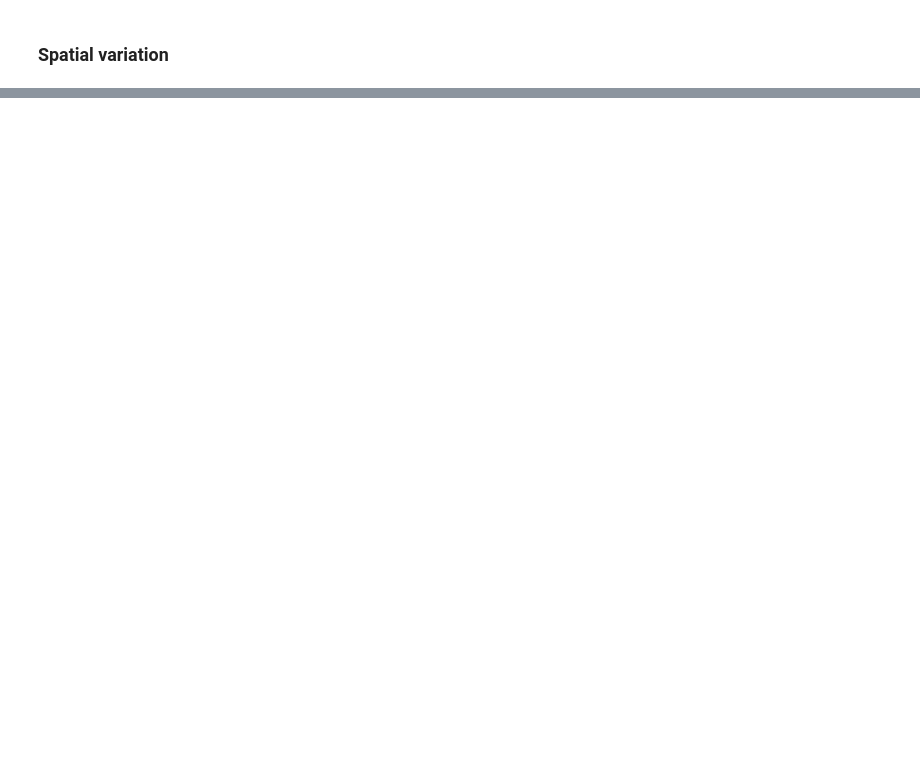
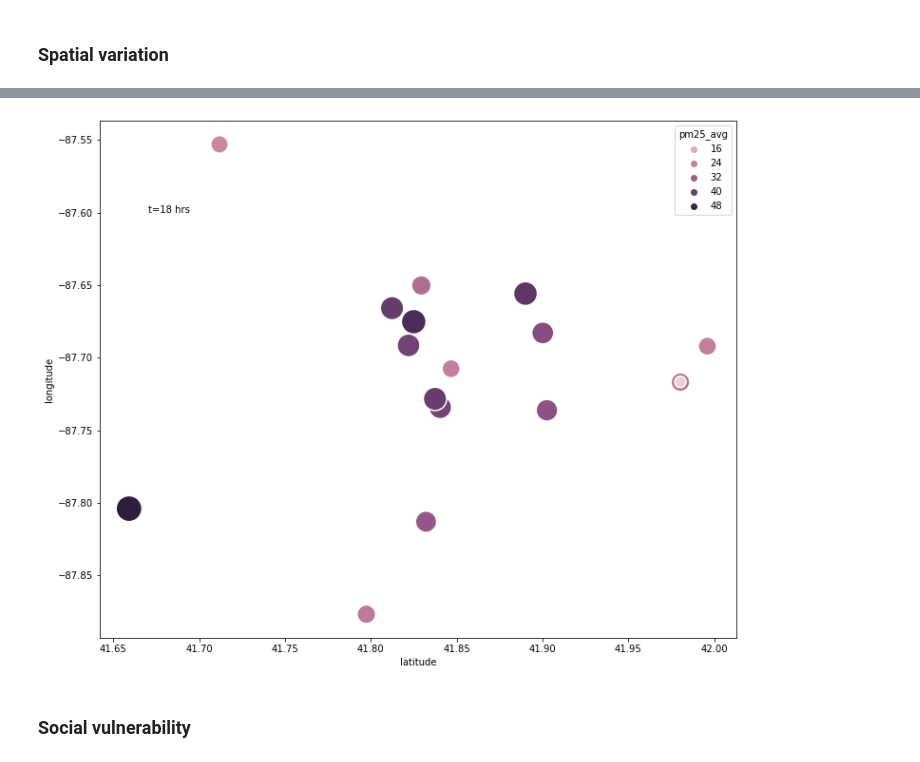
Before and after one commit to code-312/Air-Quality, a Jupyter notebook: notebooks/spatial_variation.ipynb, the cells around one changed output, grey strips where cells are left out. Drawn from its saved outputs; the diff is of its cells as text; code cells hidden in the pictures; blank space fills up the shorter version.

```diff
--- a/notebooks/spatial_variation.ipynb
+++ b/notebooks/spatial_variation.ipynb
@@ -217,0 +244,16 @@ KeyError: 'sensor'
+# %%
+t = 18
+df_3dscatter = df_hourly_a[df_hourly_a['hours_elapsed'] == t]
+
+fig = plt.figure(figsize = (12, 10))
+#ax = fig.add_subplot(projection='3d')
+#ax.scatter(df_3dscatter['latitude'], df_3dscatter['longitude'], df_3dscatter['pm25_avg'])
+#ax.plot_trisurf(df_3dscatter['latitude'], df_3dscatter['longitude'], df_3dscatter['pm25_avg']);
+#sns.scatterplot(x = df_3dscatter['latitude'], y = df_3dscatter['longitude'], hue = df_3dscatter['pm25_avg'])
+#fig = plt.figure(figsize = (12, 10))
+ax = sns.scatterplot(x = df_3dscatter['latitude'], y = df_3dscatter['longitude'], s = df_3dscatter['pm25_avg'] * 15, hue = df_3dscatter['pm25_avg'])
+ax.text(x = 41.67, y = -87.6, s = f't={t} hrs');
+# %% [output]
+[figure, added]
+# %% [markdown]
+### Social vulnerability
```
Also changed, not shown: parts of 9 cells of this notebook.
